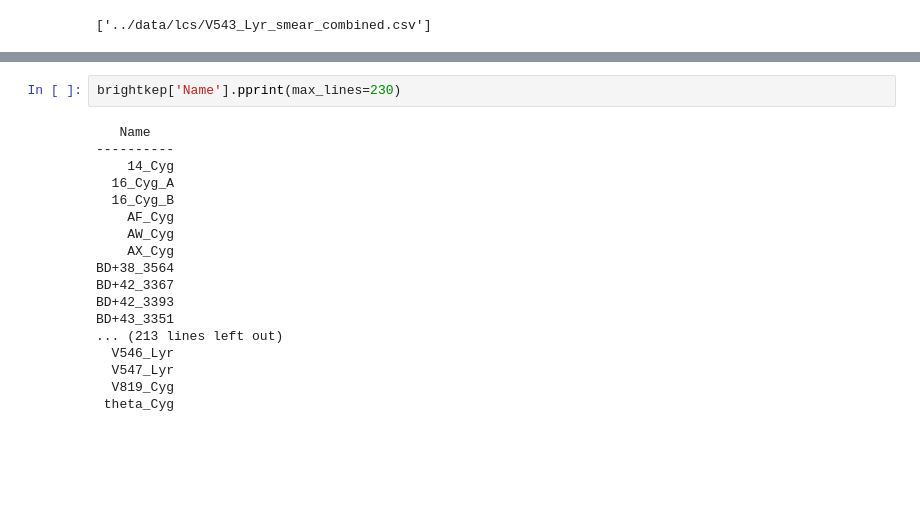
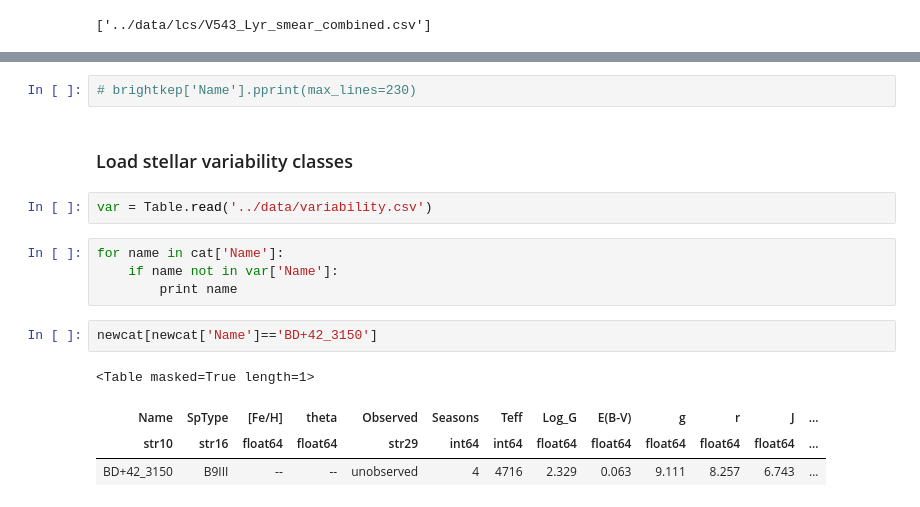
Before and after one commit to benjaminpope/smearcampaign, a Jupyter notebook: notebooks/read_catalogues.ipynb, the cells around one changed output, grey strips where cells are left out. Saved outputs shown, nothing was run; the diff lists cells and outputs as text; blank space fills up the shorter version.

```diff
--- a/notebooks/read_catalogues.ipynb
+++ b/notebooks/read_catalogues.ipynb
@@ -1103,20 +1041,17 @@ BD+47_2891
 # %%
-brightkep['Name'].pprint(max_lines=230)
+# brightkep['Name'].pprint(max_lines=230)
-# %% [output]
-   Name
-----------
-    14_Cyg
-  16_Cyg_A
-  16_Cyg_B
-    AF_Cyg
-    AW_Cyg
-    AX_Cyg
-BD+38_3564
-BD+42_3367
-BD+42_3393
-BD+43_3351
-... (213 lines left out)
-  V546_Lyr
-  V547_Lyr
-  V819_Cyg
- theta_Cyg
+# %% [markdown]
+###  Load stellar variability classes
+# %%
+var = Table.read('../data/variability.csv')
+# %%
+for name in cat['Name']:
+    if name not in var['Name']:
+        print name
+# %%
+newcat[newcat['Name']=='BD+42_3150']
+# %% [output]
+<Table masked=True length=1>
+| Name | SpType | [Fe/H] | theta | Observed | Seasons | Teff | Log_G | E(B-V) | g | r | J | ... |
+| str10 | str16 | float64 | float64 | str29 | int64 | int64 | float64 | float64 | float64 | float64 | float64 | ... |
+| BD+42_3150 | B9III | -- | -- | unobserved | 4 | 4716 | 2.329 | 0.063 | 9.111 | 8.257 | 6.743 | ... |
```
Also changed, not shown: parts of 31 cells of this notebook, 6 other files.
